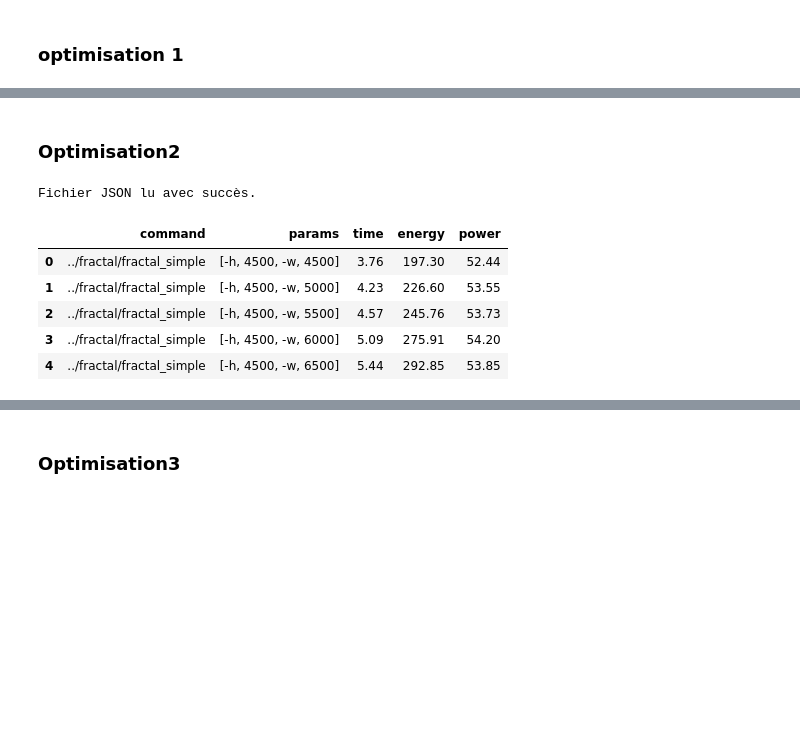
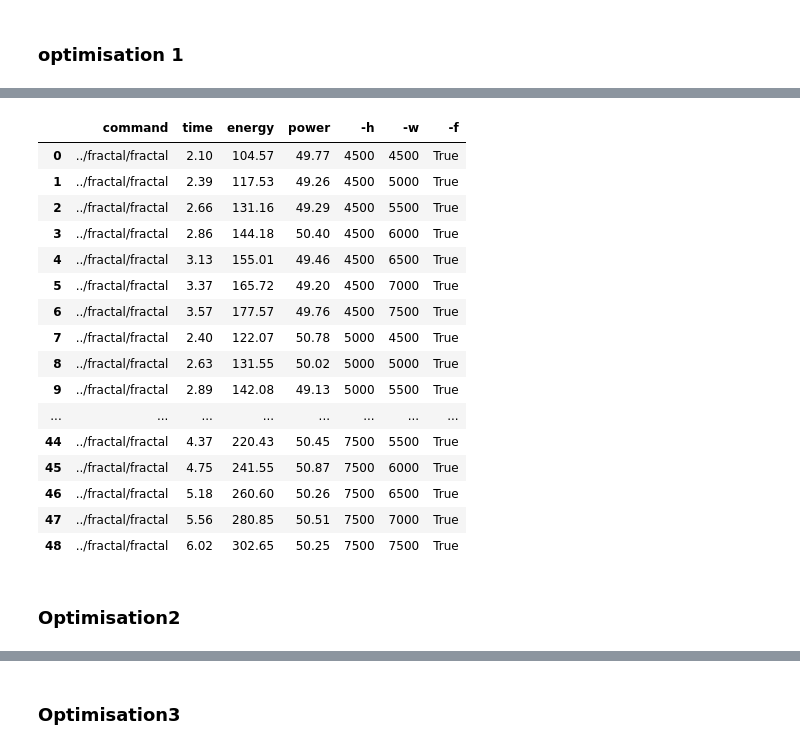
Before and after one commit to HDwayne/SE-ENER, a Jupyter notebook: result/analyse.ipynb, the cells around one changed output, grey strips where cells are left out. Saved outputs shown, nothing was run; the diff lists cells and outputs as text; code cells hidden in the pictures; blank space fills up the shorter version.

```diff
--- a/result/analyse.ipynb
+++ b/result/analyse.ipynb
@@ -4,5 +4,38 @@ import matplotlib.pyplot as plt
 import os
 # %% [markdown]
 # Importation des données
+# %%
+
+def import_json(file_path):
+    if not os.path.exists(file_path):
+        print(f"Le fichier {file_path} est introuvable. Veuillez vérifier le chemin.")
+    else:
+        try:
+            data = pd.read_json(file_path)
+            print("Fichier JSON lu avec succès.")
+            return data
+        except Exception as e:
+            print(f"Erreur lors de la lecture du fichier JSON : {e}")
+            return None
+# %%
+def format_data(data):
+    def params_to_dict(params):
+        result = {}
+        i = 0
+        while i < len(params):
+            if i + 1 < len(params) and not params[i + 1].startswith('-'):
+                result[params[i]] = params[i + 1]
+                i += 2
+            else:
+                result[params[i]] = True
+                i += 1
+        return result
+
+    param_dicts = data['params'].apply(params_to_dict)
+    param_df = pd.DataFrame(param_dicts.tolist())
+    data = pd.concat([data.drop(columns=['params']), param_df], axis=1)
+    data = data.apply(pd.to_numeric, errors='ignore')
+
+    return data
 # %% [markdown]
 ### Simple algorithme
@@ -106,0 +73,4 @@ data_opti1
+# %%
+file_path_opti1 = "./data-opti1-fractal/results.json"
+data_opti1 = import_json(file_path_opti1)
+data_opti1.head()
@@ -107,23 +85,23 @@ data_opti1
+# %%
+data_opti1 = format_data(data_opti1)
+data_opti1
+# %% [output]
+|  | command | time | energy | power | -h | -w | -f |
+| 0 | ../fractal/fractal | 2.10 | 104.57 | 49.77 | 4500 | 4500 | True |
+| 1 | ../fractal/fractal | 2.39 | 117.53 | 49.26 | 4500 | 5000 | True |
+| 2 | ../fractal/fractal | 2.66 | 131.16 | 49.29 | 4500 | 5500 | True |
+| 3 | ../fractal/fractal | 2.86 | 144.18 | 50.40 | 4500 | 6000 | True |
+| 4 | ../fractal/fractal | 3.13 | 155.01 | 49.46 | 4500 | 6500 | True |
+| 5 | ../fractal/fractal | 3.37 | 165.72 | 49.20 | 4500 | 7000 | True |
+| 6 | ../fractal/fractal | 3.57 | 177.57 | 49.76 | 4500 | 7500 | True |
+| 7 | ../fractal/fractal | 2.40 | 122.07 | 50.78 | 5000 | 4500 | True |
+| 8 | ../fractal/fractal | 2.63 | 131.55 | 50.02 | 5000 | 5000 | True |
+| 9 | ../fractal/fractal | 2.89 | 142.08 | 49.13 | 5000 | 5500 | True |
+| ... | ... | ... | ... | ... | ... | ... | ... |
+| 44 | ../fractal/fractal | 4.37 | 220.43 | 50.45 | 7500 | 5500 | True |
+| 45 | ../fractal/fractal | 4.75 | 241.55 | 50.87 | 7500 | 6000 | True |
+| 46 | ../fractal/fractal | 5.18 | 260.60 | 50.26 | 7500 | 6500 | True |
+| 47 | ../fractal/fractal | 5.56 | 280.85 | 50.51 | 7500 | 7000 | True |
+| 48 | ../fractal/fractal | 6.02 | 302.65 | 50.25 | 7500 | 7500 | True |
 # %% [markdown]
 ### Optimisation2
-# %%
-file_path_opti2 = "./data-opti2-fractal/results.json"
-
-if not os.path.exists(file_path_opti2):
-    print(f"Le fichier {file_path_opti2} est introuvable. Veuillez vérifier le chemin.")
-else:
-    try:
-        data_opti2 = pd.read_json(file_path_opti2)
-        print("Fichier JSON lu avec succès.")
-    except Exception as e:
-        print(f"Erreur lors de la lecture du fichier JSON : {e}")
-
-data_opti2.head()
-# %% [output]
-Fichier JSON lu avec succès.
-|  | command | params | time | energy | power |
-| 0 | ../fractal/fractal_simple | [-h, 4500, -w, 4500] | 3.76 | 197.30 | 52.44 |
-| 1 | ../fractal/fractal_simple | [-h, 4500, -w, 5000] | 4.23 | 226.60 | 53.55 |
-| 2 | ../fractal/fractal_simple | [-h, 4500, -w, 5500] | 4.57 | 245.76 | 53.73 |
-| 3 | ../fractal/fractal_simple | [-h, 4500, -w, 6000] | 5.09 | 275.91 | 54.20 |
-| 4 | ../fractal/fractal_simple | [-h, 4500, -w, 6500] | 5.44 | 292.85 | 53.85 |
```
Also changed, not shown: parts of 31 cells of this notebook, 6 other files.
